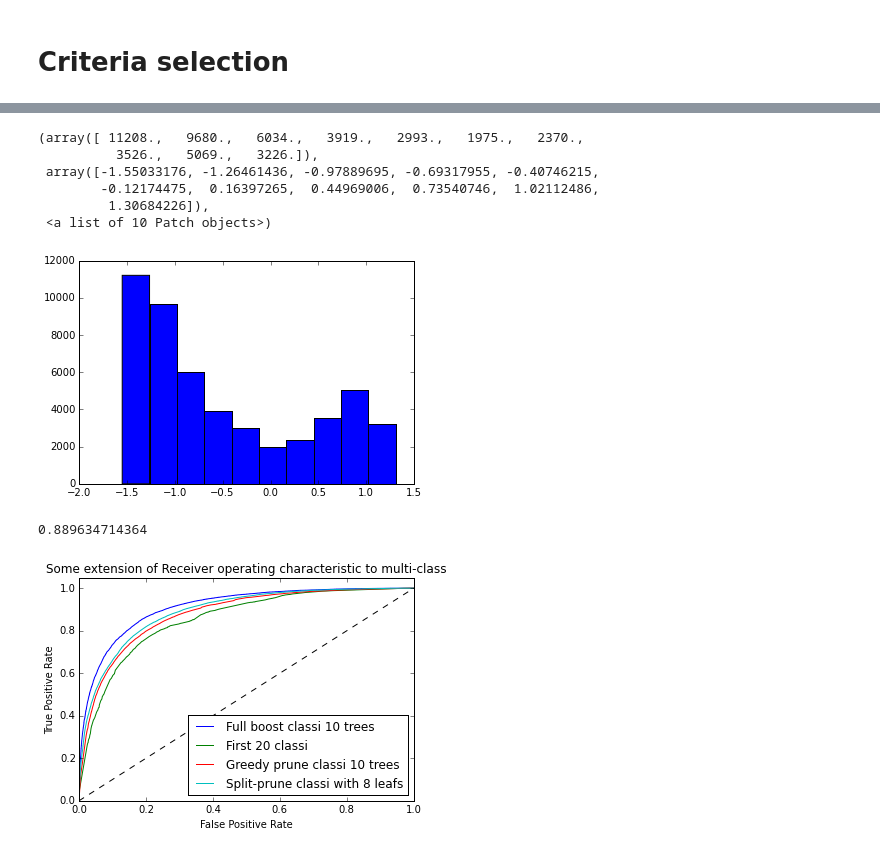
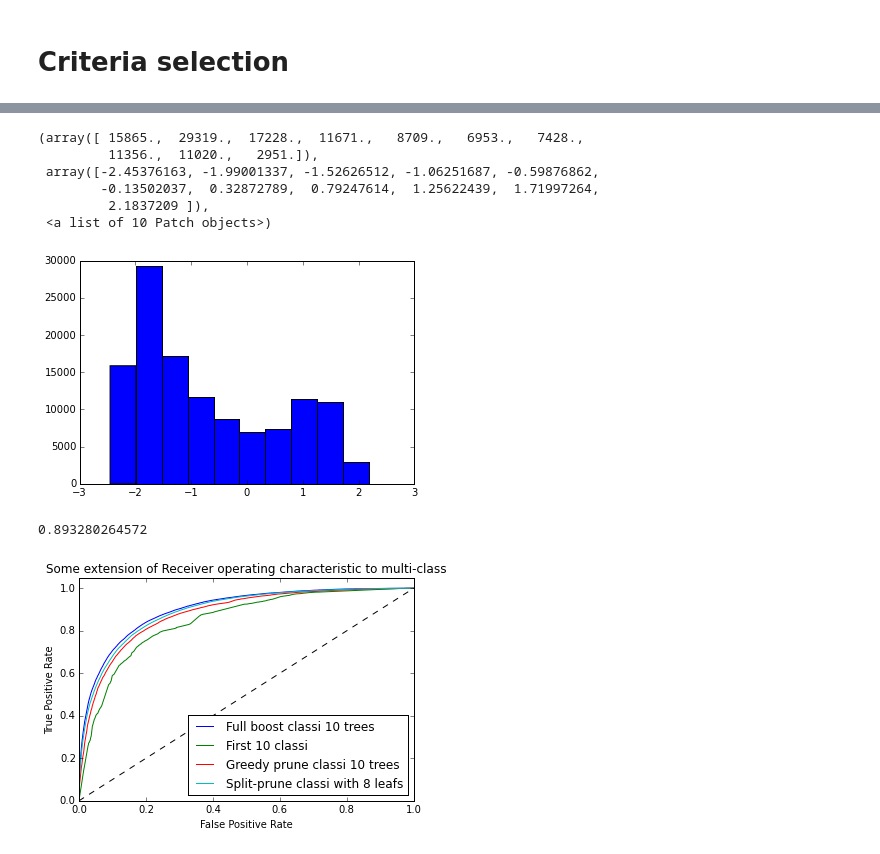
Before and after one commit to BladeCarrier/mining_GIMMEREALPROBLEMPLS, a Jupyter notebook: YAD_pruner/pruning_mnet/greeedy-spatial.ipynb, the cells around one changed output, grey strips where cells are left out. Cells and saved outputs as stored; diff of their text form; code cells hidden in the pictures.

```diff
--- a/YAD_pruner/pruning_mnet/greeedy-spatial.ipynb
+++ b/YAD_pruner/pruning_mnet/greeedy-spatial.ipynb
@@ -47,4 +49,4 @@ X,Y,W = load_data("../data/training.csv")
 Loading training data.
 # %%
 from sklearn.cross_validation import train_test_split
-Xtr,Xts,Ytr,Yts,Wtr,Wts = train_test_split(X,Y,W, test_size = 0.2)
+Xtr,Xts,Ytr,Yts,Wtr,Wts = train_test_split(X, Y, W, train_size=0.51, random_state=42)
@@ -268,6 +312,6 @@ def greed_up_features_bfs (trees,
 
     return bunches[0]
 # %%
-res_greedy = greed_up_features_bfs(trees,Xtr,Ytr,.5,logloss,1,10,200,True,0.99,0)
+res_greedy = greed_up_features_bfs(trees,Xtr,Ytr,1.,logloss,1,10,200,True,0.99,0)
 # %% [output]
 iteration # 0  ntrees =  1
@@ -289,7 +333,7 @@ learning_rate =  0.456758623742
 sample_size 200
 # %%
 y_pred_greedy = predict(res_greedy,Xts)
-y_pred_stupid = predict(trees[:20],Xts)
+y_pred_stupid = predict(trees[:10],Xts)
 y_pred_full = predict(trees,Xts)
 # %%
 print metrics.roc_auc_score(Yts,y_pred_greedy),metrics.roc_auc_score(Yts,y_pred_stupid),metrics.roc_auc_score(Yts,y_pred_full)
@@ -461,6 +525,6 @@ def train_splitted_boosts( trees,
 
     return {leaves[i]:classis[i] for i in range(len(leaves))}
 # %%
-trees_splitted = train_splitted_boosts(trees, X_split,Y_split,.5,logloss,1,10,200,True,0.99)
+trees_splitted = train_splitted_boosts(trees, X_split,Y_split,1.,logloss,1,10,200,True,0.99)
 # %% [output]
 Now training leaf  010 1 / 8
@@ -492,41 +556,41 @@ y_pred_splitted = predict_splitted(Xts,criteria,trees_splitted)
 # %%
 plt.hist(y_pred_splitted)
 # %% [output]
-(array([ 11208.,   9680.,   6034.,   3919.,   2993.,   1975.,   2370.,
-          3526.,   5069.,   3226.]),
- array([-1.55033176, -1.26461436, -0.97889695, -0.69317955, -0.40746215,
-        -0.12174475,  0.16397265,  0.44969006,  0.73540746,  1.02112486,
-         1.30684226]),
+(array([ 15865.,  29319.,  17228.,  11671.,   8709.,   6953.,   7428.,
+         11356.,  11020.,   2951.]),
+ array([-2.45376163, -1.99001337, -1.52626512, -1.06251687, -0.59876862,
+        -0.13502037,  0.32872789,  0.79247614,  1.25622439,  1.71997264,
+         2.1837209 ]),
  <a list of 10 Patch objects>)
-[figure, old version]
+[figure, new version]
 # %%
 print metrics.roc_auc_score(Yts,y_pred_splitted)
 # %% [output]
-0.889634714364
+0.893280264572
 # %%
 # Plot ROC curve
 plt.figure()
 fpr, tpr, _ = roc_curve(Yts, y_pred_full)
 plt.plot(fpr, tpr,
          label='Full boost classi 10 trees')
 fpr, tpr, _ = roc_curve(Yts, y_pred_stupid)
 plt.plot(fpr, tpr,
-         label='First 20 classi')
+         label='First 10 classi')
 fpr, tpr, _ = roc_curve(Yts, y_pred_greedy)
 plt.plot(fpr, tpr,
          label='Greedy prune classi 10 trees')
 fpr, tpr, _ = roc_curve(Yts, y_pred_splitted)
 plt.plot(fpr, tpr,
          label='Split-prune classi with 8 leafs')
 
 
 plt.plot([0, 1], [0, 1], 'k--')
 plt.xlim([0.0, 1.0])
 plt.ylim([0.0, 1.05])
 plt.xlabel('False Positive Rate')
 plt.ylabel('True Positive Rate')
 plt.title('Some extension of Receiver operating characteristic to multi-class')
 plt.legend(loc="lower right")
 plt.show()
 # %% [output]
-[figure, old version]
+[figure, new version]
```
Also changed, not shown: parts of 12 cells of this notebook.
